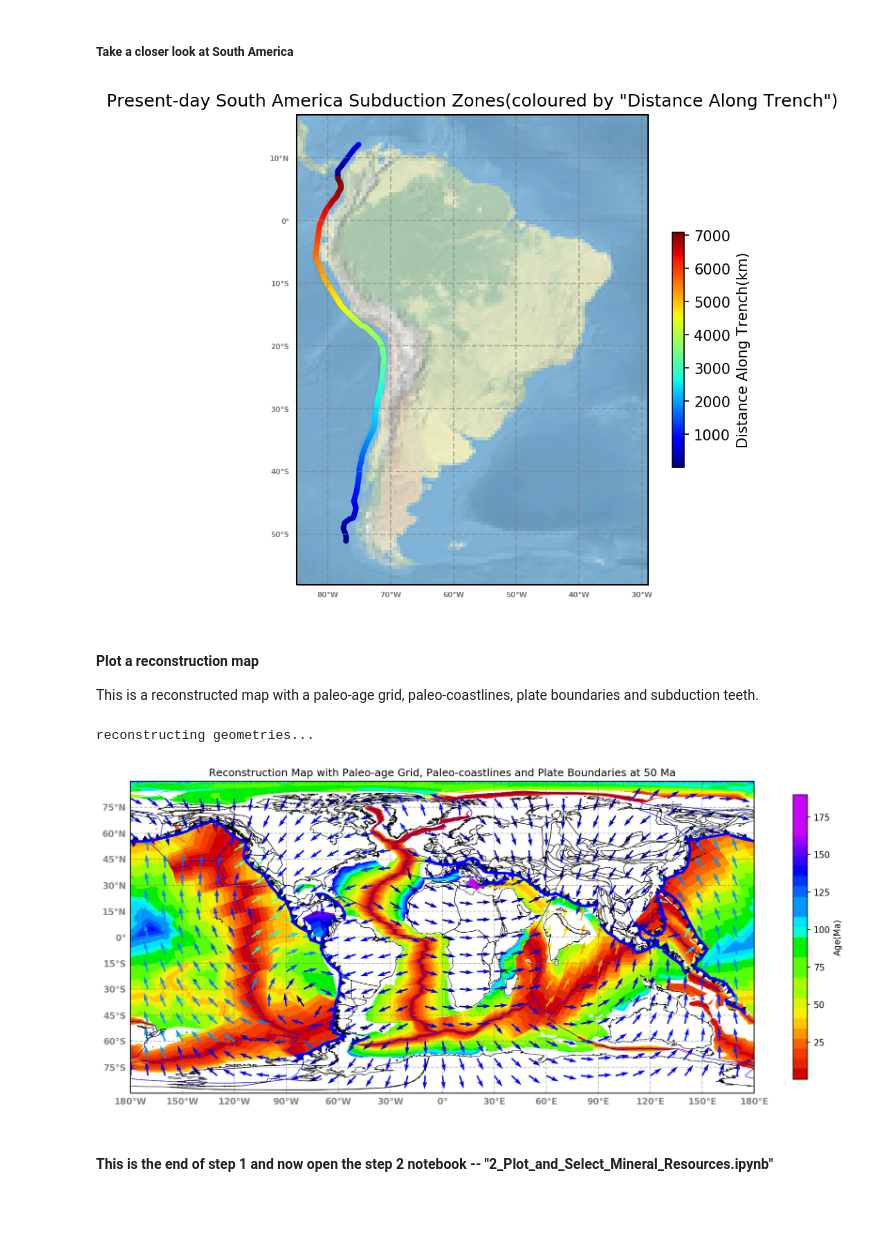
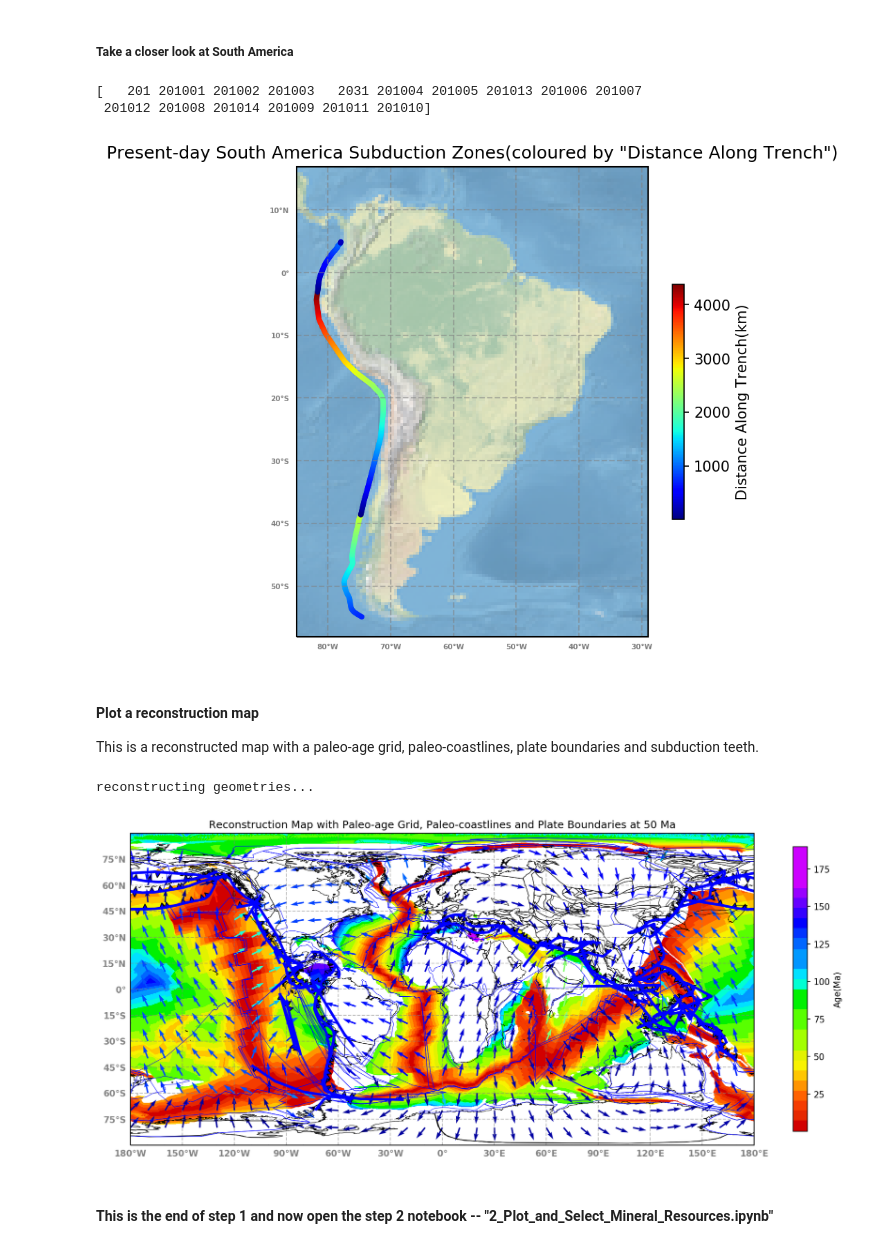
Before and after one commit to EarthByte/spatio-temporal-exploration, a Jupyter notebook: python/1_Generate_Subduction_Convergence_Kinematics_Statistics.ipynb, the cells around one changed output. Cells and saved outputs as stored; diff of their text form; code cells hidden in the pictures; blank space fills up the shorter version.

Commit message:
add header for convergence data

```diff
--- a/python/1_Generate_Subduction_Convergence_Kinematics_Statistics.ipynb
+++ b/python/1_Generate_Subduction_Convergence_Kinematics_Statistics.ipynb
@@ -121,7 +121,7 @@ Now, let's draw some maps to visualize the data. The data visualization is impor
 # %%
 %matplotlib inline
 
-import requests, os
+import requests, os, glob
 import pygplates
 import matplotlib.pyplot as plt
 import numpy as np
@@ -131,7 +131,7 @@ from cartopy.mpl.gridliner import LONGITUDE_FORMATTER, LATITUDE_FORMATTER
 from parameters import parameters as p
 
 trench_file = './convergence_data/subStats_0.00.csv'
-trench_data= np.genfromtxt(trench_file)
+trench_data= pd.read_csv(trench_file)
 
 #change this number to see the trench colored by different property.
 #The meaning of this number can be found in the Markdown cell above
@@ -141,8 +141,16 @@ color_by = 11
 time = 0
 resolved_topologies = []
 shared_boundary_sections = []
+rotation_files=[]
+for f in p["rotation_files"]:
+    rotation_files += glob.glob(f)
+
+topology_files=[]
+for f in p["topology_files"]:
+    topology_files += glob.glob(f)
+
 #use pygplates to resolve the topologies
-pygplates.resolve_topologies(p["topology_files"], p["rotation_files"], resolved_topologies, time,
+pygplates.resolve_topologies(topology_files, rotation_files, resolved_topologies, time,
                              shared_boundary_sections)
 
 geoms = [t.get_resolved_boundary() for t in resolved_topologies]
@@ -171,8 +179,8 @@ gl.xlabel_style = {'color': 'gray', 'weight': 'bold'}
 gl.ylabel_style = {'color': 'gray', 'weight': 'bold'}
 
 #the subduction sample points are colored by property value. see "color_by" above
-cb=ax.scatter(trench_data[:,0], trench_data[:,1], 30, marker='.',
-              c=trench_data[:,color_by]* 6371. * np.pi / 180, cmap=plt.cm.jet)
+cb=ax.scatter(trench_data['trench_lon'], trench_data['trench_lat'], 30, marker='.',
+              c=trench_data.iloc[:,color_by]* 6371. * np.pi / 180, cmap=plt.cm.jet)
 plt.title('Present-day Subduction Zones(coloured by "Distance Along Trench") and Topological Boundaries(in white)')
 fig.colorbar(cb, shrink=0.5, label='Distance Along Trench(km)')
 plt.show()
@@ -184,7 +192,13 @@ plt.show()
 %matplotlib inline
 
 #get South America trench data
-trench_data=trench_data[(trench_data[:,9])==201]
+#trench_data=trench_data[(trench_data[:,9])==201]
+data_south_america = trench_data[trench_data['trench_lon']>-85]
+data_south_america = data_south_america[data_south_america['trench_lon']<-60]
+data_south_america = data_south_america[data_south_america['trench_lat']>-55]
+data_south_america = data_south_america[data_south_america['trench_lat']<5]
+
+print(data_south_america.iloc[:,9].unique())
 
 #now, plot the data in a regional map
 fig = plt.figure(figsize=(6,6),dpi=150)
@@ -204,13 +218,15 @@ gl.xlabel_style = {'color': 'gray', 'weight': 'bold', 'fontsize': '5'}
 gl.ylabel_style = {'color': 'gray', 'weight': 'bold', 'fontsize': '5'}
 
 #the subduction sample points are colored by property value. see "color_by" above
-cb=ax.scatter(trench_data[:,0], trench_data[:,1], 30, marker='.',
-              c=trench_data[:,color_by]* 6371. * np.pi / 180, cmap=plt.cm.jet)
+cb=ax.scatter(data_south_america['trench_lon'], data_south_america['trench_lat'], 30, marker='.',
+              c=data_south_america.iloc[:,color_by]* 6371. * np.pi / 180, cmap=plt.cm.jet)
 plt.title('Present-day South America Subduction Zones(coloured by "Distance Along Trench")')
 fig.colorbar(cb, shrink=0.5, label='Distance Along Trench(km)')
 plt.show()
 # %% [output]
+[   201 201001 201002 201003   2031 201004 201005 201013 201006 201007
+ 201012 201008 201014 201009 201011 201010]
-[figure, old version]
+[figure, new version]
 # %% [markdown]
 #### Plot a reconstruction map
 This is a reconstructed map with a paleo-age grid, paleo-coastlines, plate boundaries and subduction teeth.
@@ -243,14 +259,14 @@ data_dir = '../data/'
 resolved_topologies = []
 shared_boundary_sections = []
 #use pygplates to resolve the topologies
-pygplates.resolve_topologies(p["topology_files"], p["rotation_files"], resolved_topologies, time,
+pygplates.resolve_topologies(topology_files, rotation_files, resolved_topologies, time,
                              shared_boundary_sections)
 
 #coastlines
 reconstructed_geometries = []
 pygplates.reconstruct(
                 data_dir + 'Shapefiles/Coastlines/Global_coastlines_2015_v1_low_res.shp',
-                p["rotation_files"],
+                rotation_files,
                 reconstructed_geometries,
                 time, 0)
 
@@ -259,7 +275,7 @@ subduction_geoms=[]
 Utils.get_subduction_geometries(subduction_geoms, shared_boundary_sections)
 
 #velocity vectors
-x,y, u,v = Utils.get_velocity_x_y_u_v(time,pygplates.RotationModel(p["rotation_files"]),p["topology_files"])
+x,y, u,v = Utils.get_velocity_x_y_u_v(time,pygplates.RotationModel(rotation_files),topology_files)
 
 # plot the map
 fig = plt.figure(figsize=(16,12),dpi=150)
@@ -298,33 +314,33 @@ for geom, aspect in subduction_geoms:
         ax.add_geometries([ring], ccrs.PlateCarree(), facecolor='b', edgecolor='black', alpha=1)
 
 
 if draw_velocity_vectors:
     #draw the velocity vectors
     #Some arrows are long and some are very short. To make the plot clearer, we nomalize the velocity magnitude.
     #And use color to denote the different speed.
     u = np.array(u)
     v = np.array(v)
     mag = np.sqrt(u*u+v*v)
     u = u/mag
     v = v/mag
     ax.quiver(x, y, u, v, mag,transform=ccrs.PlateCarree(),cmap='jet')
 
 gl = ax.gridlines(crs=ccrs.PlateCarree(), draw_labels=True,
                   linewidth=1, color='gray', alpha=0.5, linestyle='--')
 gl.xlabels_top = False
 gl.ylabels_right = False
 gl.xlocator = mticker.FixedLocator([-180, -150, -120, -90, -60, -30, 0, 30, 60, 90, 120, 150, 180])
 gl.ylocator = mticker.FixedLocator([-90, -75, -60, -45, -30, -15, 0, 15, 30, 45, 60, 75, 90])
 gl.xformatter = LONGITUDE_FORMATTER
 gl.yformatter = LATITUDE_FORMATTER
 gl.xlabel_style = {'color': 'gray', 'weight': 'bold'}
 gl.ylabel_style = {'color': 'gray', 'weight': 'bold'}
 
 plt.title(f'Reconstruction Map with Paleo-age Grid, Paleo-coastlines and Plate Boundaries at {time} Ma')
 fig.colorbar(cb, shrink=0.5, label='Age(Ma)')
 plt.show()
 # %% [output]
 reconstructing geometries...
-[figure, old version]
+[figure, new version]
 # %% [markdown]
 #### This is the end of step 1 and now open the step 2 notebook --  "2_Plot_and_Select_Mineral_Resources.ipynb"
```
Also changed, not shown: parts of 3 cells of this notebook, 9 other files.
